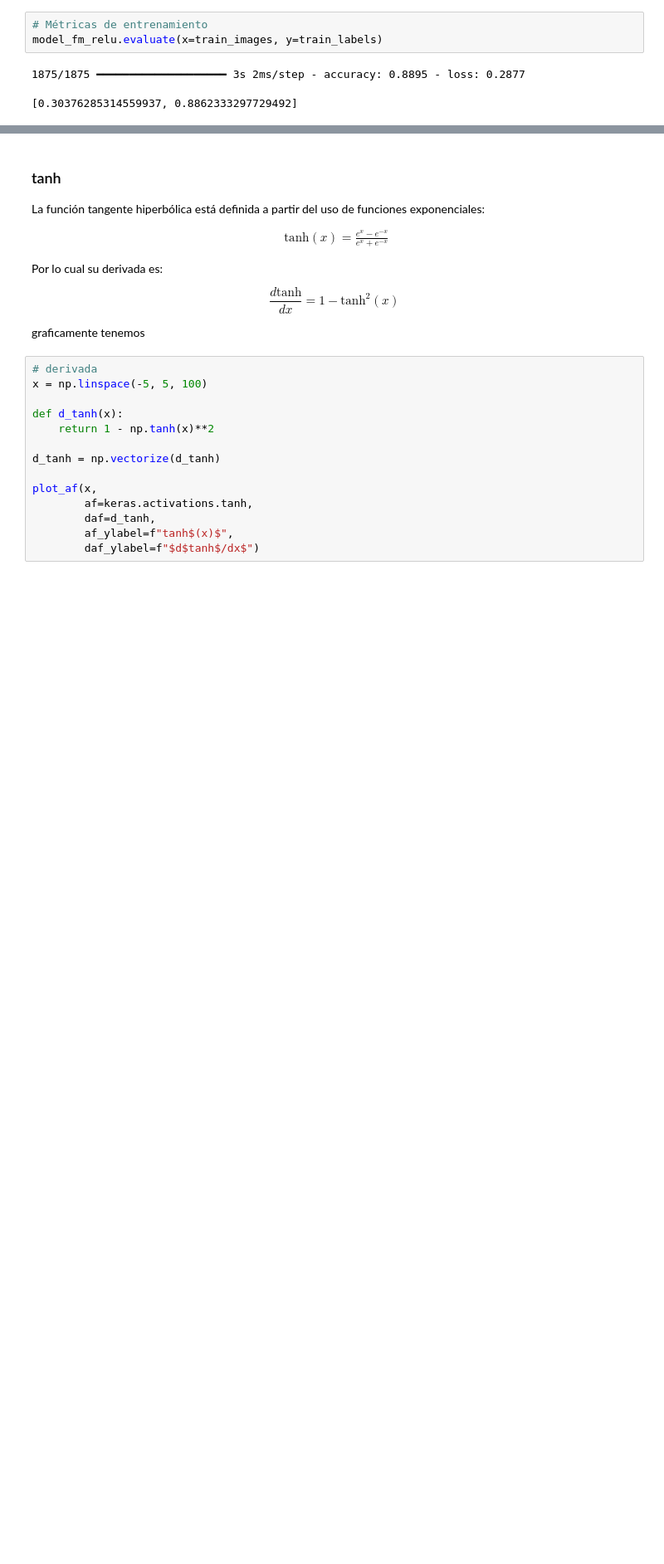
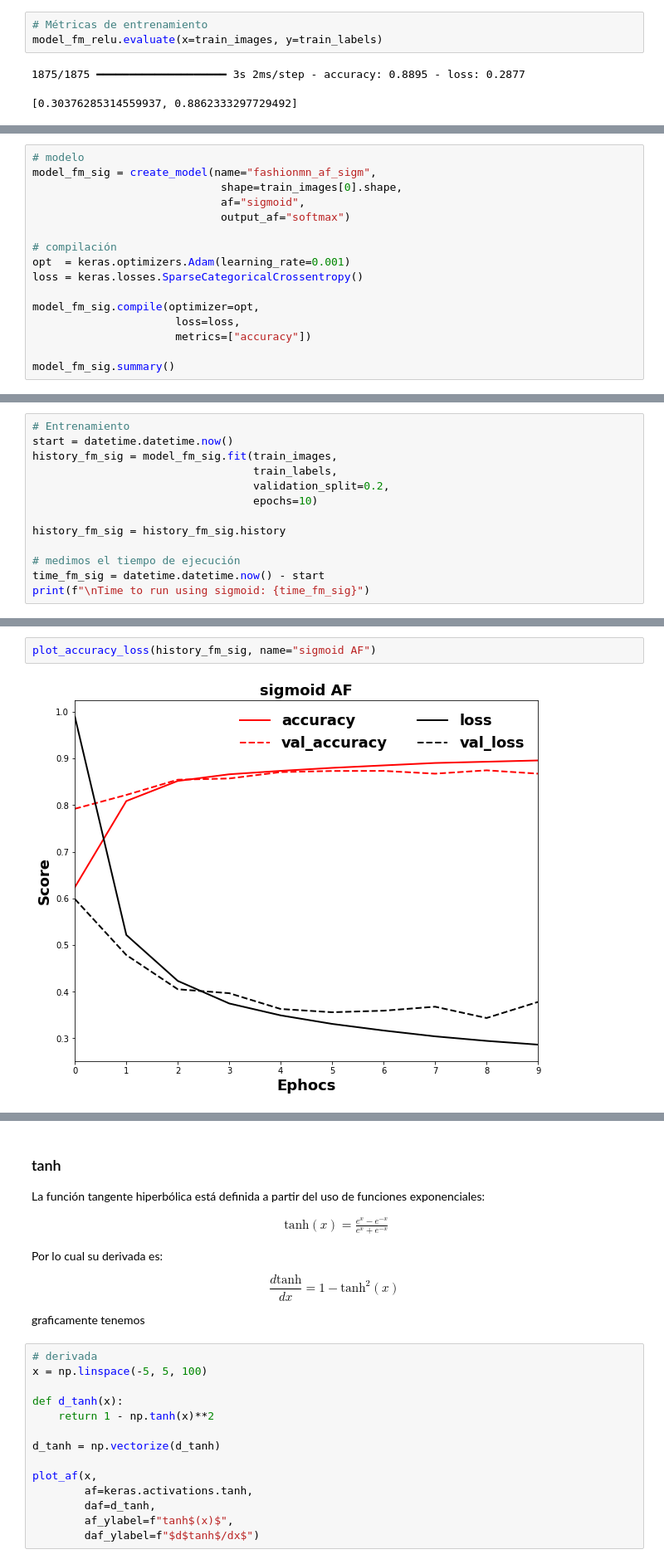
Before and after one commit to hplbrayan/Un-Curso-de-Deep-Learning, a Jupyter notebook: 02_intro_Keras_actf_backp/N2_actf_lf_op_bp.ipynb, the cells around one changed output, grey strips where cells are left out. Shown at 83% size. Saved outputs shown, nothing was run; the diff lists cells and outputs as text; blank space fills up the shorter version.

Commit message:
02.N2.01 AF sigmoide + model

```diff
--- a/02_intro_Keras_actf_backp/N2_actf_lf_op_bp.ipynb
+++ b/02_intro_Keras_actf_backp/N2_actf_lf_op_bp.ipynb
@@ -458,0 +483,16 @@ plot_af(x,
+# %%
+# modelo
+model_fm_sig = create_model(name="fashionmn_af_sigm",
+                             shape=train_images[0].shape,
+                             af="sigmoid",
+                             output_af="softmax")
+
+# compilación
+opt  = keras.optimizers.Adam(learning_rate=0.001)
+loss = keras.losses.SparseCategoricalCrossentropy()
+
+model_fm_sig.compile(optimizer=opt,
+                      loss=loss,
+                      metrics=["accuracy"])
+
+model_fm_sig.summary()
@@ -458,0 +519,13 @@ plot_af(x,
+# %%
+# Entrenamiento
+start = datetime.datetime.now()
+history_fm_sig = model_fm_sig.fit(train_images,
+                                  train_labels,
+                                  validation_split=0.2,
+                                  epochs=10)
+
+history_fm_sig = history_fm_sig.history
+
+# medimos el tiempo de ejecución
+time_fm_sig = datetime.datetime.now() - start
+print(f"\nTime to run using sigmoid: {time_fm_sig}")
@@ -458,0 +550,4 @@ plot_af(x,
+# %%
+plot_accuracy_loss(history_fm_sig, name="sigmoid AF")
+# %% [output]
+[figure, added]
```
Also changed, not shown: parts of 19 cells of this notebook.
